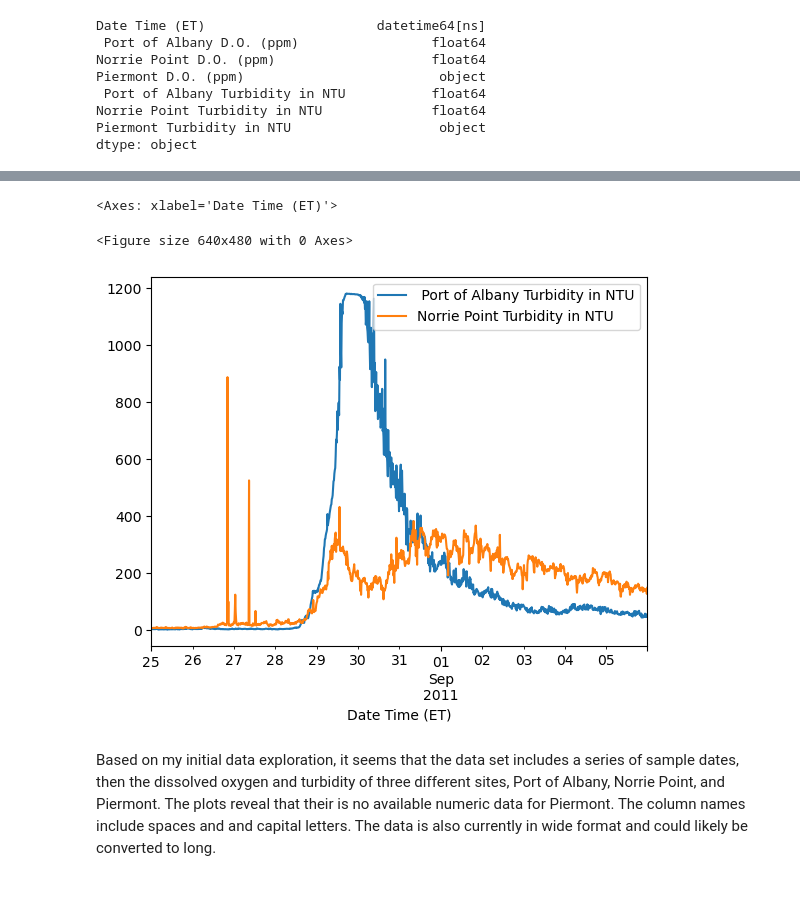
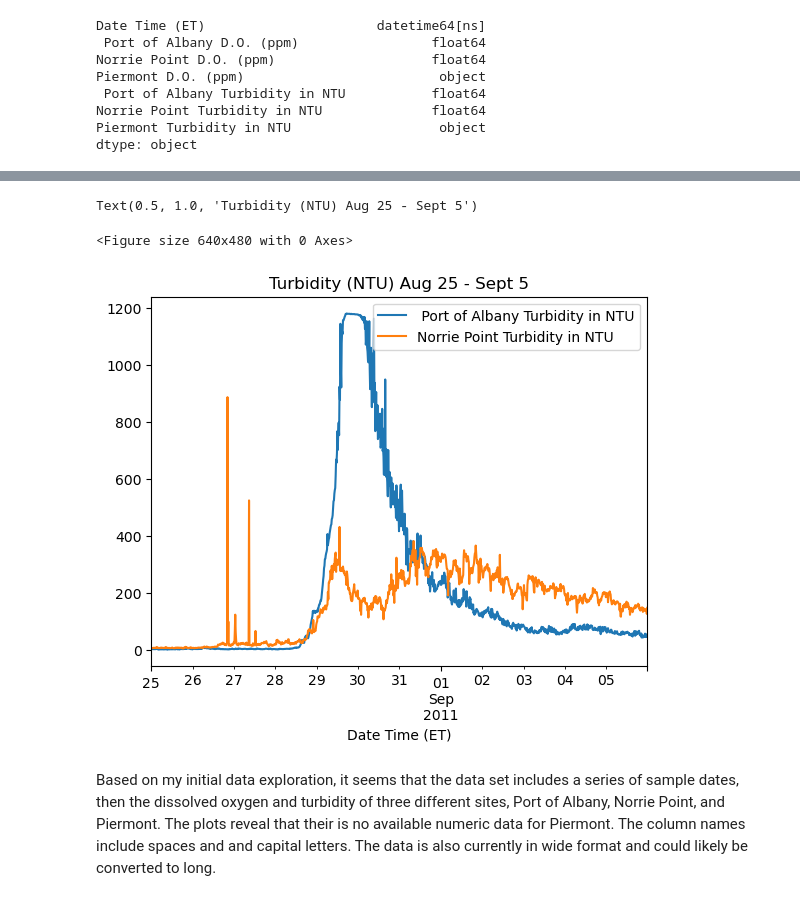
Before and after one commit to jordancsibley/EDS232-labs, a Jupyter notebook: Week1/Lab1-hurricane.ipynb, the cells around one changed output, grey strips where cells are left out. Cells and saved outputs as stored; diff of their text form; code cells hidden in the pictures.

```diff
--- a/Week1/Lab1-hurricane.ipynb
+++ b/Week1/Lab1-hurricane.ipynb
@@ -107,15 +108,17 @@ df.plot(ax=ax, x = "Date Time (ET)", y = "Norrie Point D.O. (ppm)")
 # %%
 # Initial plot of turb data
 plt.figure()
 fig, ax = plt.subplots()
 
 df.plot(ax=ax, x = "Date Time (ET)", y = " Port of Albany Turbidity in NTU")
 df.plot(ax=ax, x = "Date Time (ET)", y = "Norrie Point Turbidity in NTU")
 # df.plot(ax=ax, x = "Date Time (ET)", y = "Piermont Turbidity in NTU") NO DATA
+
+plt.title('Turbidity (NTU) Aug 25 - Sept 5')
 # %% [output]
-<Axes: xlabel='Date Time (ET)'>
+Text(0.5, 1.0, 'Turbidity (NTU) Aug 25 - Sept 5')
 <Figure size 640x480 with 0 Axes>
-[figure, old version]
+[figure, new version]
 # %% [markdown]
 Based on my initial data exploration, it seems that the data set includes a series of sample dates, then the dissolved oxygen and turbidity of three different sites, Port of Albany, Norrie Point, and Piermont. The plots reveal that their is no available numeric data for Piermont. The column names include spaces and and capital letters. The data is also currently in wide format and could likely be converted to long.
 # %% [markdown]
```
Also changed, not shown: parts of 6 cells of this notebook.
